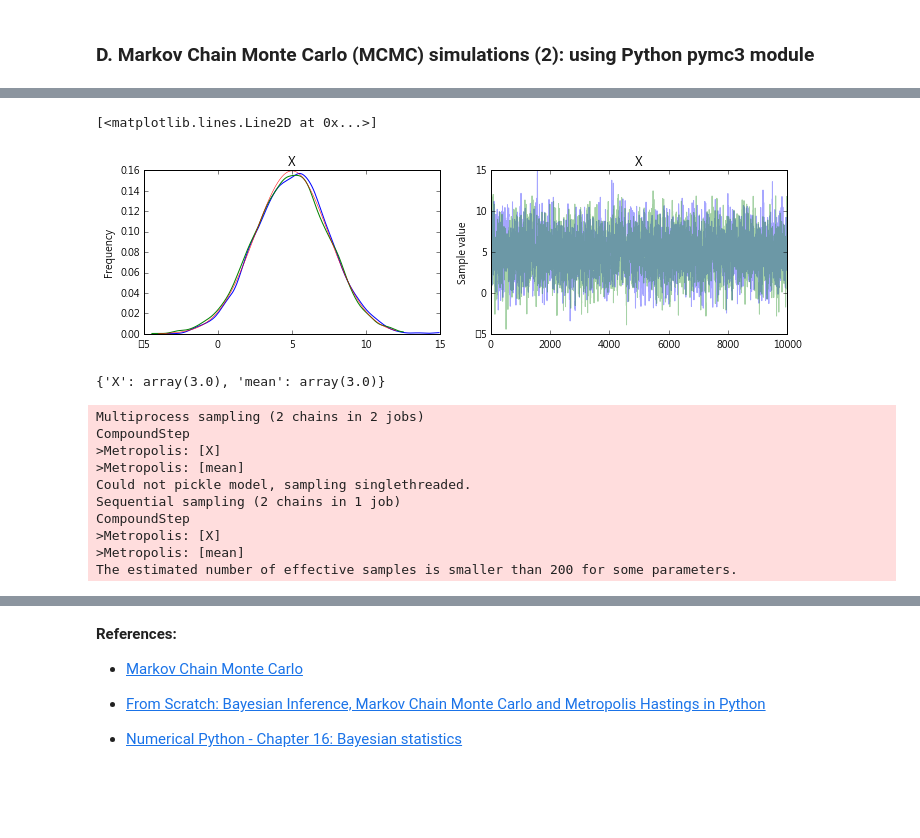
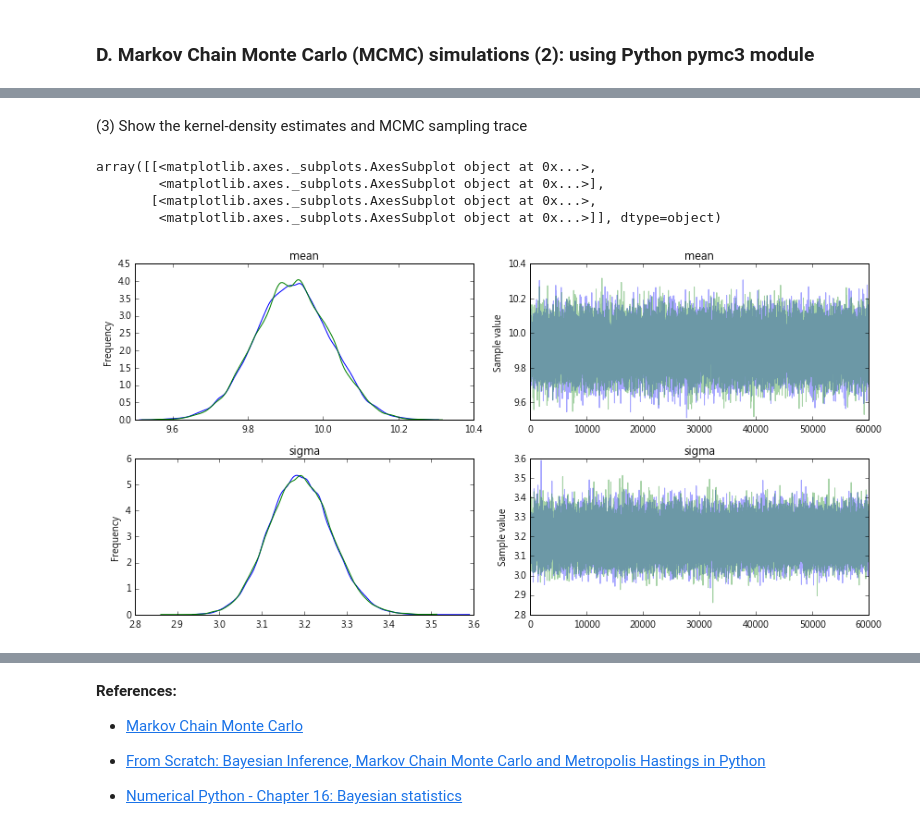
Before and after one commit to yeh8211TK/DataScience, a Jupyter notebook: Markov_Chain_Monte_Carlo (MCMC).ipynb, the cells around one changed output, grey strips where cells are left out. Drawn from its saved outputs; the diff is of its cells as text; code cells hidden in the pictures; blank space fills up the shorter version.

```diff
--- a/Markov_Chain_Monte_Carlo (MCMC).ipynb
+++ b/Markov_Chain_Monte_Carlo (MCMC).ipynb
@@ -358,23 +362,3 @@ from scipy import stats
 import statsmodels.api as sm
 import statsmodels.formula.api as smf
 import seaborn as sns
-# %%
-mu=5
-sigma=2.5
-model=mc.Model()
-with model:
-    mc.Normal('X', mu, sd=sigma)
-    start=dict(X=2)
-    step=mc.Metropolis()
-    trace=mc.sample(10000, start=start, step=step)
-
-X=trace.get_values('X')
-x=np.linspace(-4, 12, 1000)
-y=stats.norm(mu, sigma).pdf(x)
-
-fig, ax=plt.subplots(figsize=(8, 3))
-ax.plot(x, y, 'r', lw=2)
-sns.distplot(X, ax=ax)
-ax.set_xlim(-4, 12)
-ax.set_xlabel('x')
-ax.set_ylabel('Probability distribution')
@@ -389,0 +369,12 @@ The number of effective samples is smaller than 25% for some parameters.
+# %%
+mu = 10
+s = 3
+data = stats.norm(mu, s).rvs(1000)
+
+with mc.Model() as model:
+    mean = mc.Normal('mean', 5, sd = 0.5)
+    sigma = mc.Normal('sigma', 5, sd = 0.3)
+    X = mc.Normal('X', mu = mean, sd = sigma, observed = data)
+
+# show the model variables
+model.vars
@@ -389,0 +385,7 @@ The number of effective samples is smaller than 25% for some parameters.
+# %%
+with model:
+    start = mc.find_MAP()
+    step = mc.Metropolis()
+    trace = mc.sample(60000, start = start, step = step)
+
+start
@@ -390,7 +404,11 @@ The number of effective samples is smaller than 25% for some parameters.
+# %% [markdown]
+(3) Show the kernel-density estimates and MCMC sampling trace
 # %%
-fig, axes=plt.subplots(1, 2, figsize=(10, 3), squeeze = False)
-mc.traceplot(trace, ax = axes)
-axes[0, 0].plot(x, y, 'r', lw=0.5)
+fig, axes = plt.subplots(2, 2, figsize=(12, 6), squeeze = False)
+mc.traceplot(trace, ['mean', 'sigma'], ax = axes)
 # %% [output]
-[<matplotlib.lines.Line2D at 0x...>]
+array([[<matplotlib.axes._subplots.AxesSubplot object at 0x...>,
+        <matplotlib.axes._subplots.AxesSubplot object at 0x...>],
+       [<matplotlib.axes._subplots.AxesSubplot object at 0x...>,
+        <matplotlib.axes._subplots.AxesSubplot object at 0x...>]], dtype=object)
-[figure, old version]
+[figure, new version]
@@ -403,21 +414,0 @@ with model:
-# %%
-with model:
-    start=mc.find_MAP()
-start
-# %% [output]
-{'X': array(3.0), 'mean': array(3.0)}
-# %%
-with model:
-    step=mc.Metropolis()
-    trace=mc.sample(1000, start=start, step=step)
-# %% [output]
-Multiprocess sampling (2 chains in 2 jobs)
-CompoundStep
->Metropolis: [X]
->Metropolis: [mean]
-Could not pickle model, sampling singlethreaded.
-Sequential sampling (2 chains in 1 job)
-CompoundStep
->Metropolis: [X]
->Metropolis: [mean]
-The estimated number of effective samples is smaller than 200 for some parameters.
```
Also changed, not shown: parts of 15 cells of this notebook.
